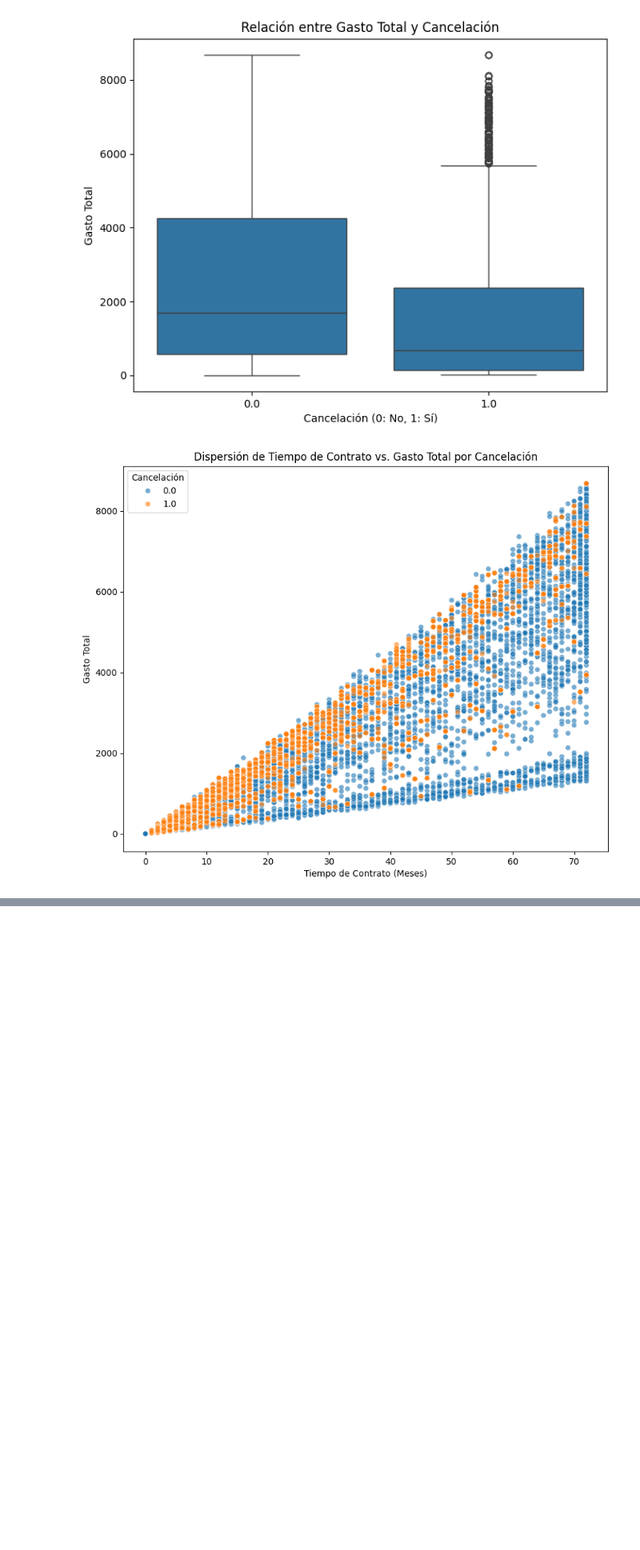
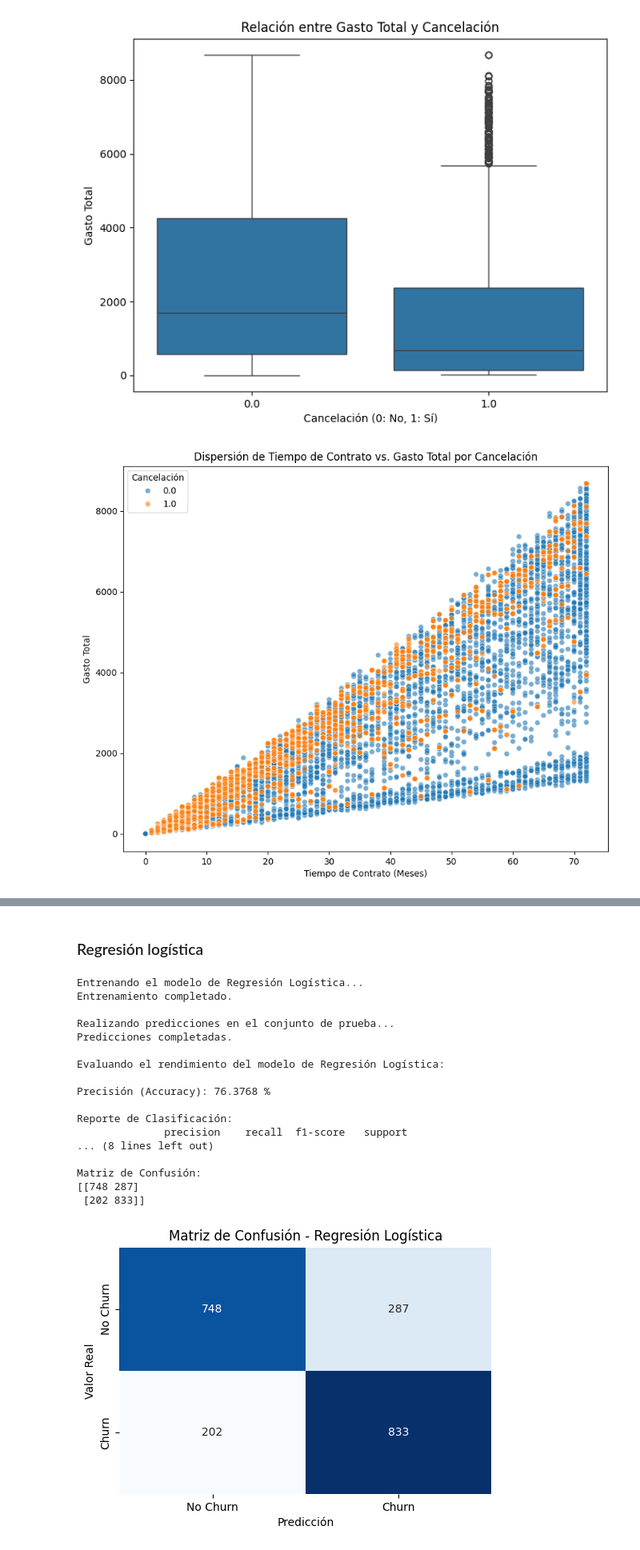
Before and after one commit to ggsgranados/TelecomX-LATAM-Parte-2, a Jupyter notebook: Telecom_X_Parte_2.ipynb, the cells around one changed output, grey strips where cells are left out. Shown at 80% size. Saved outputs shown, nothing was run; the diff lists cells and outputs as text; code cells hidden in the pictures; blank space fills up the shorter version.

```diff
--- a/Telecom_X_Parte_2.ipynb
+++ b/Telecom_X_Parte_2.ipynb
@@ -358,0 +393,16 @@ plt.show()
+# %%
+print("\nDividiendo el conjunto de datos en entrenamiento y prueba (80/20)")
+
+X_train, X_test, y_train, y_test = train_test_split(X, y, test_size=0.2, random_state=42, stratify=y)
+
+print(f"\nForma del conjunto de entrenamiento (X_train): {X_train.shape}")
+print(f"Forma del conjunto de prueba (X_test): {X_test.shape}")
+print(f"Forma de la variable objetivo de entrenamiento (y_train): {y_train.shape}")
+print(f"Forma de la variable objetivo de prueba (y_test): {y_test.shape}")
+
+# Verificar la proporción de Churn en los conjuntos de entrenamiento y prueba después de la estratificación
+print("\nProporción de Churn en el conjunto de entrenamiento:")
+print(y_train.value_counts(normalize=True))
+
+print("\nProporción de Churn en el conjunto de prueba:")
+print(y_test.value_counts(normalize=True))
@@ -358,0 +430,63 @@ plt.show()
+# %% [markdown]
+### Regresión logística
+# %%
+import matplotlib.pyplot as plt
+from sklearn.linear_model import LogisticRegression
+from sklearn.metrics import accuracy_score, classification_report, confusion_matrix
+
+# Inicializar el modelo de Regresión Logística
+model_lr = LogisticRegression(random_state=42)
+
+# Entrenar el modelo con los datos de entrenamiento
+print("\nEntrenando el modelo de Regresión Logística...")
+model_lr.fit(X_train, y_train)
+print("Entrenamiento completado.")
+
+# Predecir en el conjunto de prueba
+print("\nRealizando predicciones en el conjunto de prueba...")
+y_pred_lr = model_lr.predict(X_test)
+print("Predicciones completadas.")
+
+# Evaluar el rendimiento del modelo
+print("\nEvaluando el rendimiento del modelo de Regresión Logística:")
+
+# Calcular la precisión
+accuracy_lr = accuracy_score(y_test, y_pred_lr)
+print(f"\nPrecisión (Accuracy): {accuracy_lr*100:.4f} %")
+
+# Mostrar el reporte de clasificación
+print("\nReporte de Clasificación:")
+print(classification_report(y_test, y_pred_lr))
+
+# Mostrar la matriz de confusión
+print("\nMatriz de Confusión:")
+conf_matrix_lr = confusion_matrix(y_test, y_pred_lr)
+print(conf_matrix_lr)
+
+# Visualizar la matriz de confusión
+plt.figure(figsize=(6, 4))
+sns.heatmap(conf_matrix_lr, annot=True, fmt='d', cmap='Blues', cbar=False,
+            xticklabels=['No Churn', 'Churn'], yticklabels=['No Churn', 'Churn'])
+plt.xlabel('Predicción')
+plt.ylabel('Valor Real')
+plt.title('Matriz de Confusión - Regresión Logística')
+plt.show()
+# %% [output]
+Entrenando el modelo de Regresión Logística...
+Entrenamiento completado.
+
+Realizando predicciones en el conjunto de prueba...
+Predicciones completadas.
+
+Evaluando el rendimiento del modelo de Regresión Logística:
+
+Precisión (Accuracy): 76.3768 %
+
+Reporte de Clasificación:
+              precision    recall  f1-score   support
+... (8 lines left out)
+
+Matriz de Confusión:
+[[748 287]
+ [202 833]]
+[figure, added]
```
Also changed, not shown: parts of 21 cells of this notebook.
